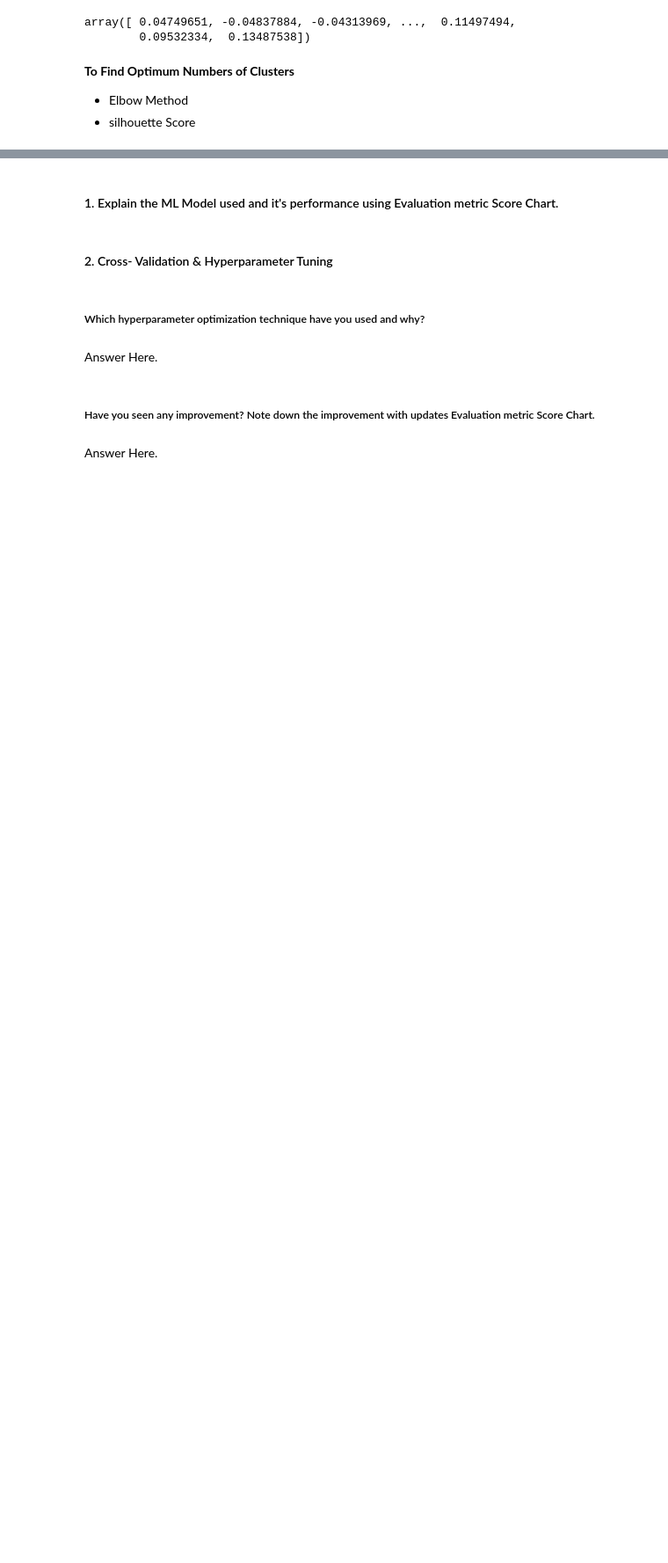
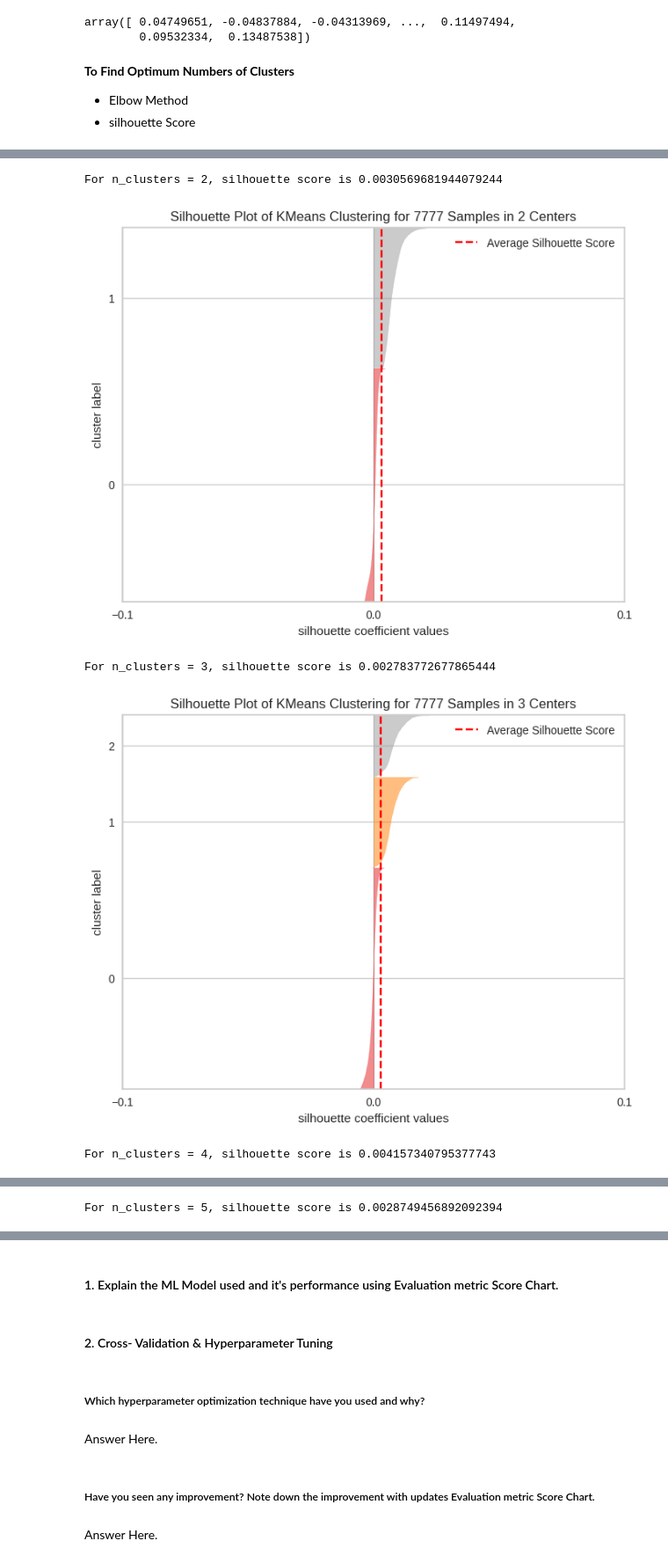
Before and after one commit to Navjotkhatri/NETFLIX-MOVIES-AND-TV-SHOWS-CLUSTERING, a Jupyter notebook: NETFLIX_MOVIES_AND_TV_SHOWS_CLUSTERING.ipynb, the cells around one changed output, grey strips where cells are left out. Shown at 88% size. Drawn from its saved outputs; the diff is of its cells as text; code cells hidden in the pictures; blank space fills up the shorter version.

```diff
--- a/NETFLIX_MOVIES_AND_TV_SHOWS_CLUSTERING.ipynb
+++ b/NETFLIX_MOVIES_AND_TV_SHOWS_CLUSTERING.ipynb
@@ -1449,0 +1470,30 @@ plt.show()
+# %%
+def silhouette_score_analysis(n):
+  silhouette_avg = []
+  for k in range(2, n):
+    # Initialize the k-means model with the current value of k
+    kmeans = KMeans(n_clusters=k, init='k-means++', random_state=42)
+    # Fit the model to the data
+    kmeans.fit(x)
+    # Predict the cluster labels for each point in the data
+    labels = kmeans.labels_
+    preds = kmeans.fit_predict(x)
+    # Compute the silhouette score for the model
+    score = silhouette_score(x, labels)
+    silhouette_avg.append(score)
+
+    score = silhouette_score(x, preds, metric='euclidean')
+    print ("For n_clusters = {}, silhouette score is {}".format(k, score))
+
+    visualizer = SilhouetteVisualizer(kmeans)
+
+    visualizer.fit(x) # Fit the training data to the visualizer
+    visualizer.poof() # Draw/show/poof the data
+# %%
+silhouette_score_analysis(10)
+# %% [output]
+For n_clusters = 2, silhouette score is 0.0030569681944079244
+[figure, added]
+For n_clusters = 3, silhouette score is 0.002783772677865444
+[figure, added]
+For n_clusters = 4, silhouette score is 0.004157340795377743
@@ -1449,0 +1501 @@ plt.show()
+For n_clusters = 5, silhouette score is 0.0028749456892092394
```
Also changed, not shown: parts of 8 cells of this notebook.
